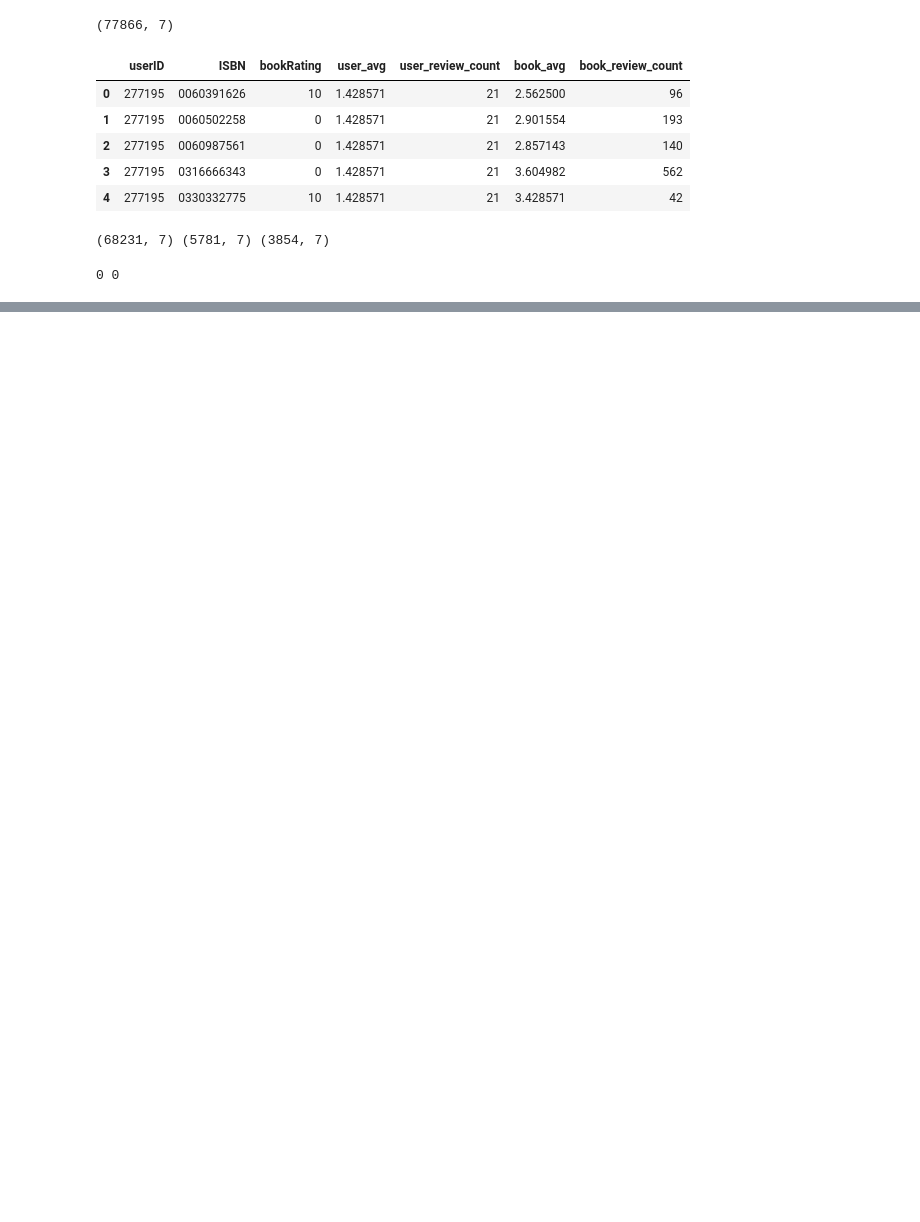
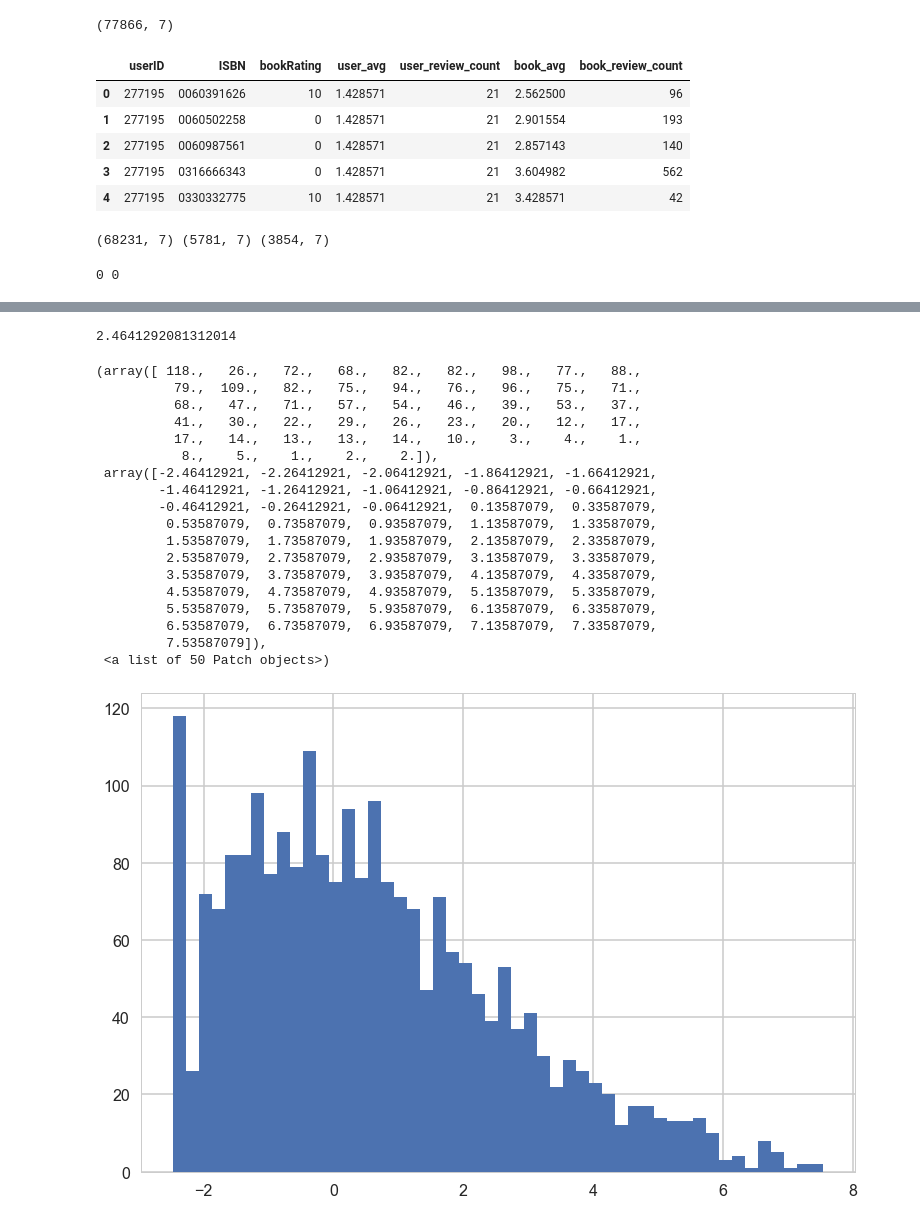
Before and after one commit to DataScienceMp109/Knowledge_Apply, a Jupyter notebook: Python_Practice.ipynb, the cells around one changed output, grey strips where cells are left out. Drawn from its saved outputs; the diff is of its cells as text; code cells hidden in the pictures; blank space fills up the shorter version.

```diff
--- a/Python_Practice.ipynb
+++ b/Python_Practice.ipynb
@@ -364 +320,9 @@ smalldf.userID.value_counts()
 Name: userID, dtype: int64
+# %%
+ybar = traindf.bookRating.mean()
+ybar
+# %% [output]
+2.4641292081312014
+# %%
+uuids=traindf.userID.unique()#unique-user-ids
+uiids=traindf.ISBN.unique()#unique-item-ids
@@ -364,0 +349,29 @@ Name: userID, dtype: int64
+# %%
+def user_contrib(uids, trdf):
+    return { uid:(trdf[trdf['userID']==uid].bookRating.mean() - ybar) for uid in uids }
+def item_contrib(iids, trdf):
+    return {iid:(trdf[trdf['ISBN']==iid].bookRating.mean() - ybar) for iid in iids}
+user_biases=user_contrib(uuids, traindf)
+item_biases=item_contrib(uiids, traindf)
+# %%
+plt.hist(user_biases.values(),bins=50)
+# %% [output]
+(array([ 118.,   26.,   72.,   68.,   82.,   82.,   98.,   77.,   88.,
+          79.,  109.,   82.,   75.,   94.,   76.,   96.,   75.,   71.,
+          68.,   47.,   71.,   57.,   54.,   46.,   39.,   53.,   37.,
+          41.,   30.,   22.,   29.,   26.,   23.,   20.,   12.,   17.,
+          17.,   14.,   13.,   13.,   14.,   10.,    3.,    4.,    1.,
+           8.,    5.,    1.,    2.,    2.]),
+ array([-2.46412921, -2.26412921, -2.06412921, -1.86412921, -1.66412921,
+        -1.46412921, -1.26412921, -1.06412921, -0.86412921, -0.66412921,
+        -0.46412921, -0.26412921, -0.06412921,  0.13587079,  0.33587079,
+         0.53587079,  0.73587079,  0.93587079,  1.13587079,  1.33587079,
+         1.53587079,  1.73587079,  1.93587079,  2.13587079,  2.33587079,
+         2.53587079,  2.73587079,  2.93587079,  3.13587079,  3.33587079,
+         3.53587079,  3.73587079,  3.93587079,  4.13587079,  4.33587079,
+         4.53587079,  4.73587079,  4.93587079,  5.13587079,  5.33587079,
+         5.53587079,  5.73587079,  5.93587079,  6.13587079,  6.33587079,
+         6.53587079,  6.73587079,  6.93587079,  7.13587079,  7.33587079,
+         7.53587079]),
+ <a list of 50 Patch objects>)
+[figure, added]
```
Also changed, not shown: parts of 18 cells of this notebook.
